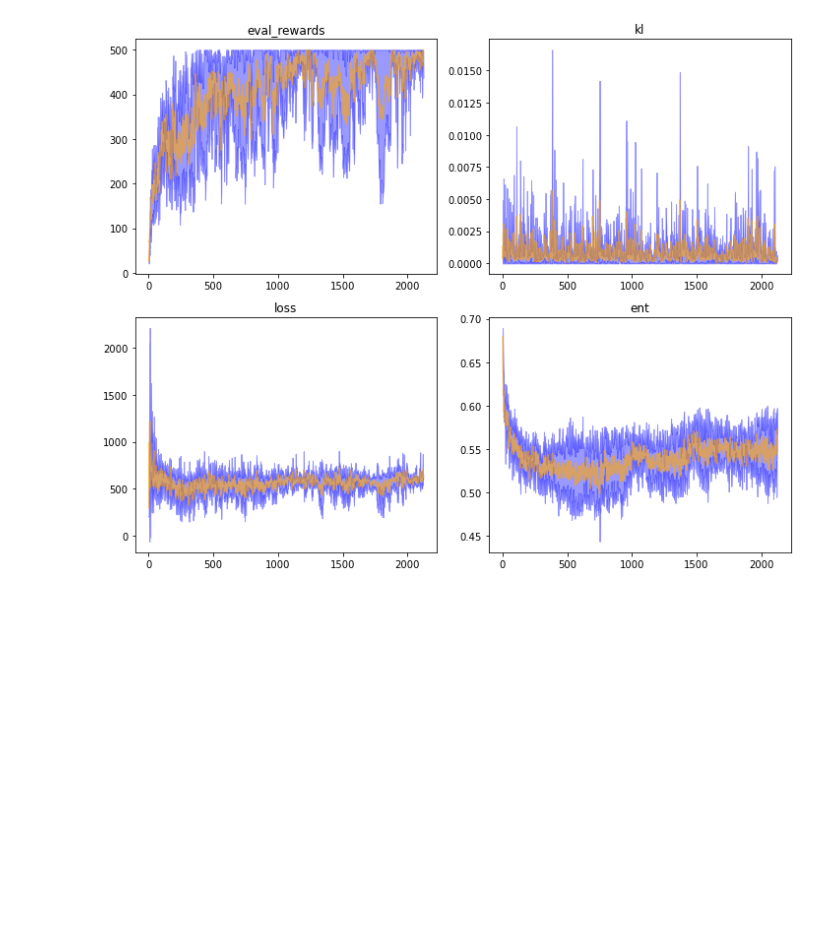
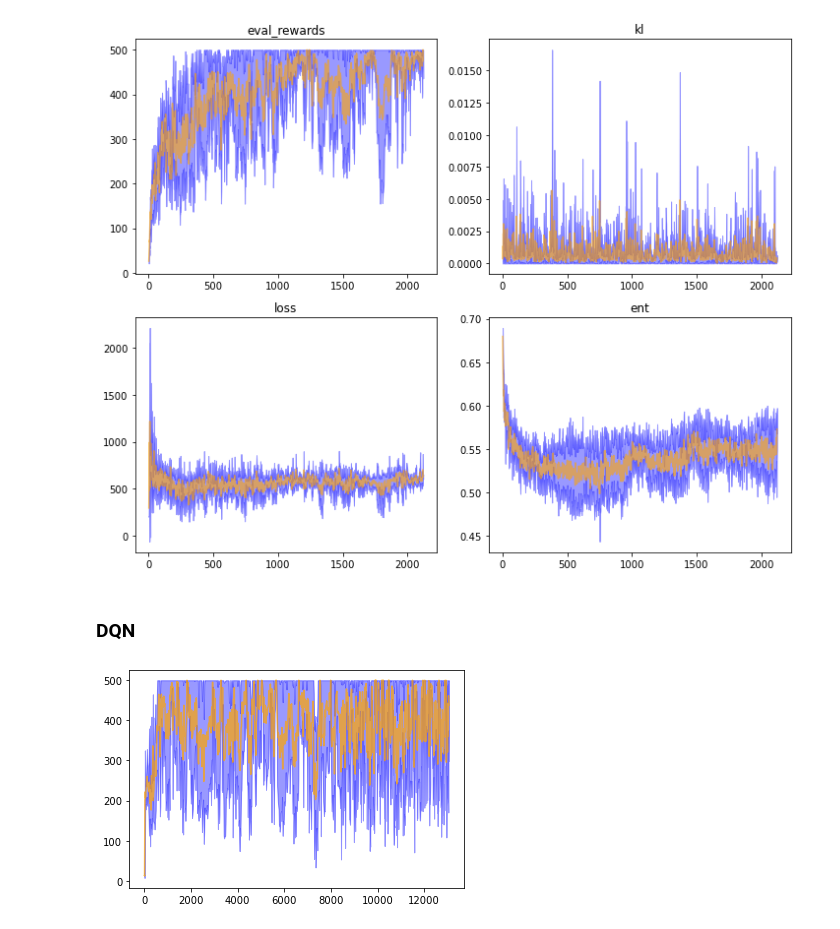
Before and after one commit to riccardodv/MirrorRL, a Jupyter notebook: analyse.ipynb, the cells around one changed output. Saved outputs shown, nothing was run; the diff lists cells and outputs as text; code cells hidden in the pictures; blank space fills up the shorter version.

Commit message:
add graph dqn reward

```diff
--- a/analyse.ipynb
+++ b/analyse.ipynb
@@ -111,11 +111,13 @@ plot_all_av_std(path,None)
 # %% [markdown]
 # A2C
 # %%
-df = pd.read_csv("/home/riccardo/WORK-RESEARCH/MirrorRL/results/solving_cartpole/solving_cartpole/21/manager_data/data.csv")
-df = df[df["tag"]=="eval_rewards"]
-df = df.pivot_table(index= "global_step", columns="tag", aggfunc=[np.mean,  np.std])
-xfit = df["mean"]["dw_time_elapsed"]["eval_rewards"]
-yfit = df["mean"]["value"]["eval_rewards"]
-dyfit = df["std"]["value"]["eval_rewards"]
-plt.fill_between(xfit, yfit - dyfit, np.minimum(yfit+dyfit,500), color='blue', alpha=0.4)
-plt.plot(xfit, yfit, color='orange', alpha=0.7)
+def plot_reward(path):
+    df = pd.read_csv(path+"/data.csv")
+    df = df[df["tag"]=="eval_rewards"]
+    df = df.pivot_table(index= "global_step", columns="tag", aggfunc=[np.mean,  np.std])
+    xfit = df["mean"]["dw_time_elapsed"]["eval_rewards"]
+    yfit = df["mean"]["value"]["eval_rewards"]
+    dyfit = df["std"]["value"]["eval_rewards"]
+    plt.fill_between(xfit, yfit - dyfit, np.minimum(yfit+dyfit,500), color='blue', alpha=0.4)
+    plt.plot(xfit, yfit, color='orange', alpha=0.7)
+    plt.savefig(path.replace("/","_"))
@@ -164,3 +168,10 @@ path = "results/solving_cartpole/solving_cartpole/22/manager_data"
 plot_rlberry_exp(path)
 # %% [output]
 [figure]
+# %% [markdown]
+### DQN
+# %%
+path = "results/solving_cartpole/dqn_cartpole/1/manager_data"
+plot_reward(path)
+# %% [output]
+[figure, added]
```
Also changed, not shown: parts of 3 cells of this notebook.
